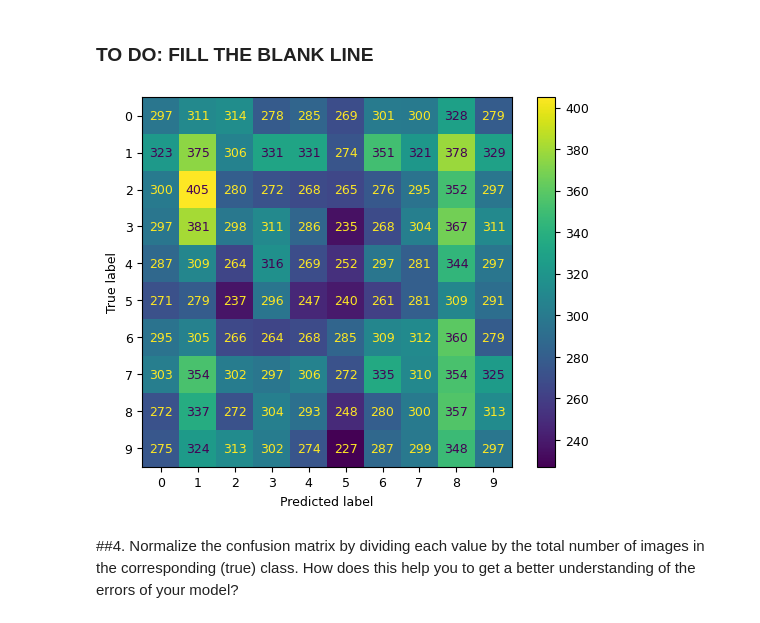
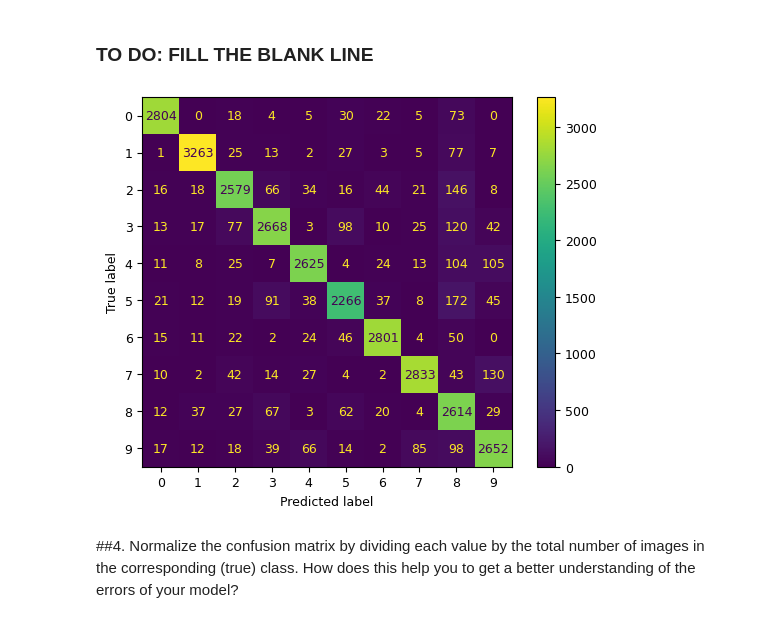
Before and after one commit to mr-nudo/intelligent-tools, a Jupyter notebook: Confusion_Matrix.ipynb, the cells around one changed output. Cells and saved outputs as stored; diff of their text form; code cells hidden in the pictures.

Commit message:
...updated display matrix params

```diff
--- a/Confusion_Matrix.ipynb
+++ b/Confusion_Matrix.ipynb
@@ -36,7 +36,7 @@ since the data is already shuffled take the first 30000 elements as your train d
 # %% [markdown]
 ### **TO DO: FILL THE BLANK LINE**
 # %%
-X_train, X_test, y_train, y_test = X[:30000], X[30000:60000], y[:30000], y[30000:60000]
+X_train, X_test, y_train, y_test = X[:30000], X[30000:], y[:30000], y[30000:]
 # %% [markdown]
 Use the SGD classifier of Scikitlearn to classify the digits, the random state is set for the sake of reproducibility.
 # %%
@@ -63,12 +63,12 @@ from sklearn.model_selection import cross_val_predict
 # %%
 from sklearn.metrics import ConfusionMatrixDisplay
 
 y_train_pred = cross_val_predict(sgd_clf, X_train_scaled, y_train, cv=3)
 plt.rc('font', size=9)
-ConfusionMatrixDisplay.from_predictions(y_test, y_train_pred)
+ConfusionMatrixDisplay.from_predictions(y_train, y_train_pred)
 plt.show()
 # %% [output]
-[figure, old version]
+[figure, new version]
 # %% [markdown]
 ##4. Normalize the confusion matrix by dividing each value by the total number of images in the corresponding (true) class. How does this help you to get a better understanding of the errors of your model?
 # %% [markdown]
```
Also changed, not shown: parts of 1 cell of this notebook.
